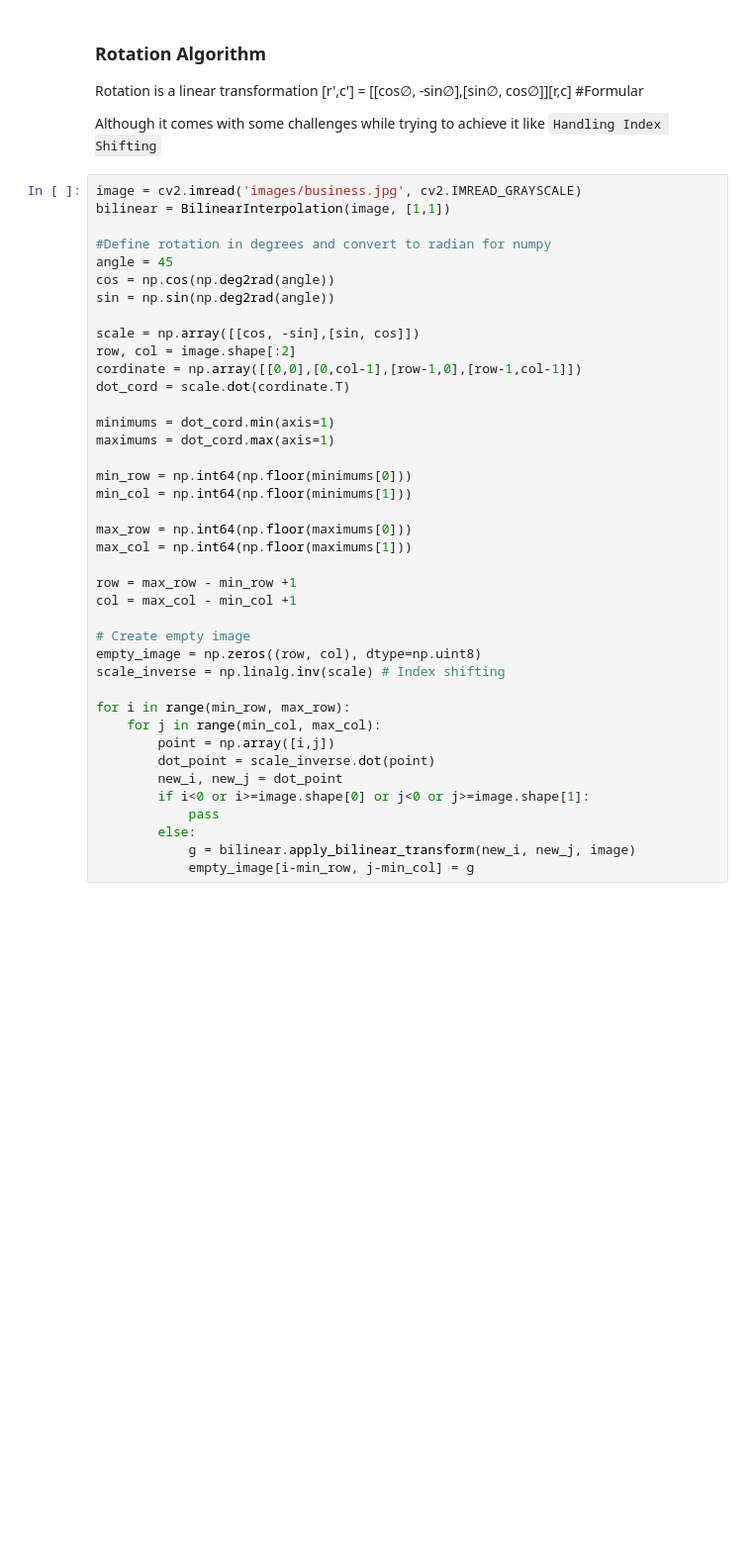
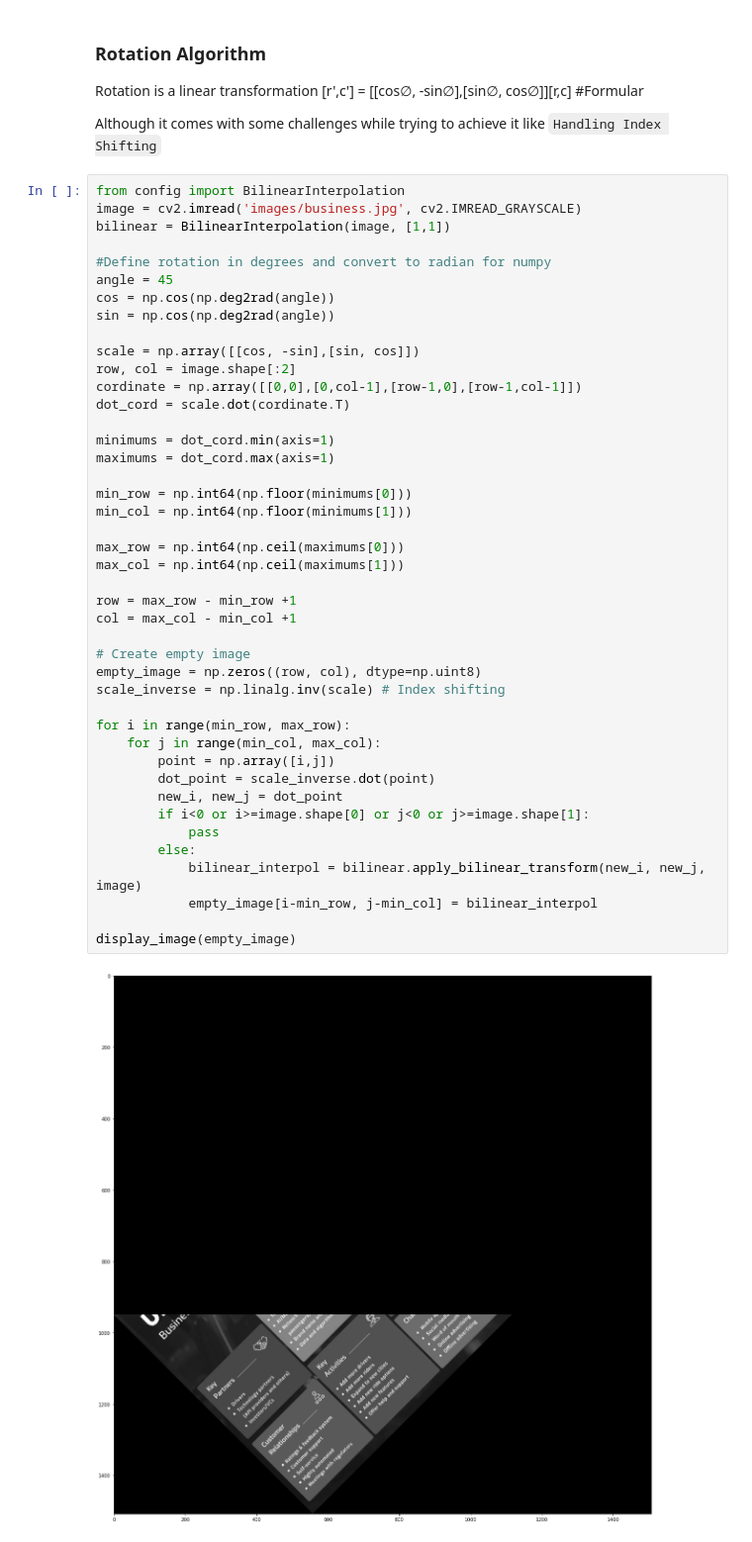
Before and after one commit to anice1/Intro-to-CV, a Jupyter notebook: Geometric-Transformation.ipynb, the cells around one changed output. Shown at 99% size. Saved outputs shown, nothing was run; the diff lists cells and outputs as text; blank space fills up the shorter version.

```diff
--- a/Geometric-Transformation.ipynb
+++ b/Geometric-Transformation.ipynb
@@ -270,42 +230,47 @@ Rotation is a linear transformation
 
 Although it comes with some challenges while trying to achieve it like `Handling Index Shifting`
 # %%
+from config import BilinearInterpolation
 image = cv2.imread('images/business.jpg', cv2.IMREAD_GRAYSCALE)
 bilinear = BilinearInterpolation(image, [1,1])
 
 #Define rotation in degrees and convert to radian for numpy
 angle = 45
 cos = np.cos(np.deg2rad(angle))
-sin = np.sin(np.deg2rad(angle))
+sin = np.cos(np.deg2rad(angle))
 
 scale = np.array([[cos, -sin],[sin, cos]])
 row, col = image.shape[:2]
 cordinate = np.array([[0,0],[0,col-1],[row-1,0],[row-1,col-1]])
 dot_cord = scale.dot(cordinate.T)
 
 minimums = dot_cord.min(axis=1)
 maximums = dot_cord.max(axis=1)
 
 min_row = np.int64(np.floor(minimums[0]))
 min_col = np.int64(np.floor(minimums[1]))
 
-max_row = np.int64(np.floor(maximums[0]))
-max_col = np.int64(np.floor(maximums[1]))
+max_row = np.int64(np.ceil(maximums[0]))
+max_col = np.int64(np.ceil(maximums[1]))
 
 row = max_row - min_row +1
 col = max_col - min_col +1
 
 # Create empty image
 empty_image = np.zeros((row, col), dtype=np.uint8)
 scale_inverse = np.linalg.inv(scale) # Index shifting
 
 for i in range(min_row, max_row):
     for j in range(min_col, max_col):
         point = np.array([i,j])
         dot_point = scale_inverse.dot(point)
         new_i, new_j = dot_point
         if i<0 or i>=image.shape[0] or j<0 or j>=image.shape[1]:
             pass
         else:
-            g = bilinear.apply_bilinear_transform(new_i, new_j, image)
-            empty_image[i-min_row, j-min_col] = g
+            bilinear_interpol = bilinear.apply_bilinear_transform(new_i, new_j, image)
+            empty_image[i-min_row, j-min_col] = bilinear_interpol
+
+display_image(empty_image)
+# %% [output]
+[figure, added]
```
Also changed, not shown: parts of 29 cells of this notebook, 1 other file.
